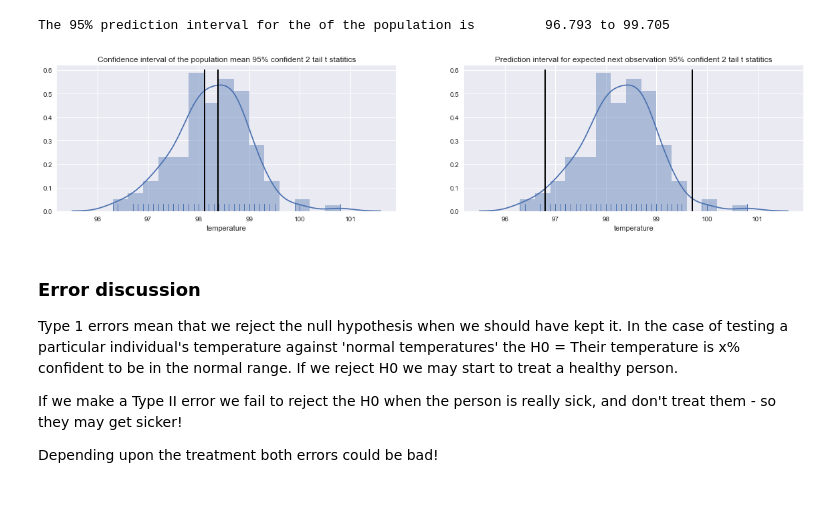
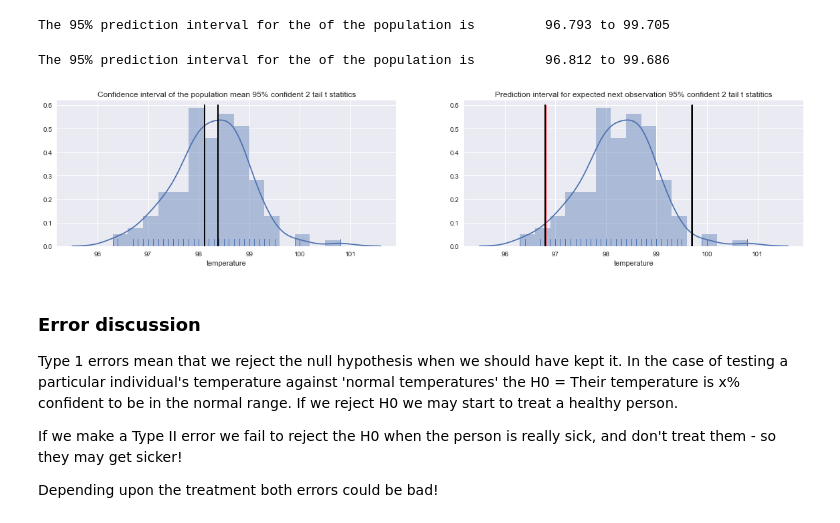
Before and after one commit to alsnkline/Springb, a Jupyter notebook: Inf_stats_Hyp_CI_SS/sliderule_dsi_inferential_statistics_exercise_1.ipynb, the cells around one changed output. Cells and saved outputs as stored; diff of their text form; code cells hidden in the pictures.

```diff
--- a/Inf_stats_Hyp_CI_SS/sliderule_dsi_inferential_statistics_exercise_1.ipynb
+++ b/Inf_stats_Hyp_CI_SS/sliderule_dsi_inferential_statistics_exercise_1.ipynb
@@ -531,22 +531,30 @@ pi_width = crit_t * df.temperature.std() * np.sqrt((1 + 1/(len(df.temperature)))
 print('The 95% prediction interval for the of the population is         {:.5} to {:.5}'.format(pil,piu))
 # %% [output]
 The 95% prediction interval for the of the population is         96.793 to 99.705
+# %%
+# using https://stackoverflow.com/a/28243282/1215012 SO answer as guidance
+[snl, snu] = stats.norm.interval(0.95, loc=df.temperature.mean(), scale=df.temperature.std(ddof=1))
+print('The 95% prediction interval for the of the population is         {:.5} to {:.5}'.format(snl, snu))
+# %% [output]
+The 95% prediction interval for the of the population is         96.812 to 99.686
 # %%
 sns.set()
 plt.rcParams["figure.figsize"] = (20,4)
 fig, (ax1,ax2) = plt.subplots(1,2)
 sns.distplot(df.temperature, bins = 15, rug = True, ax=ax1)
 ax1.plot([cil,cil] , [0.6, 0], linewidth = 2, color = "k")
 ax1.plot([ciu,ciu], [0.6, 0], linewidth = 2, color = "k")
 ax1.set_title('Confidence interval of the population mean 95% confident 2 tail t statitics')
 
 sns.distplot(df.temperature, bins = 15, rug = True, ax=ax2)
 ax2.plot([pil,pil], [0.6, 0], linewidth = 2, color = "k")
 ax2.plot([piu,piu], [0.6, 0], linewidth = 2, color = "k")
+ax2.plot([snl,snl], [0.6, 0], linewidth = 1, color = "r")
+ax2.plot([snu,snu], [0.6, 0], linewidth = 1, color = "r")
 ax2.set_title('Prediction interval for expected next observation 95% confident 2 tail t statitics')
 plt.show()
 # %% [output]
-[figure, old version]
+[figure, new version]
 # %% [markdown]
 ### Error discussion
 Type 1 errors mean that we reject the null hypothesis when we should have kept it. In the case of testing a particular individual's temperature against 'normal temperatures' the H0 = Their temperature is x% confident to be in the normal range. If we reject H0 we may start to treat a healthy person.
```
